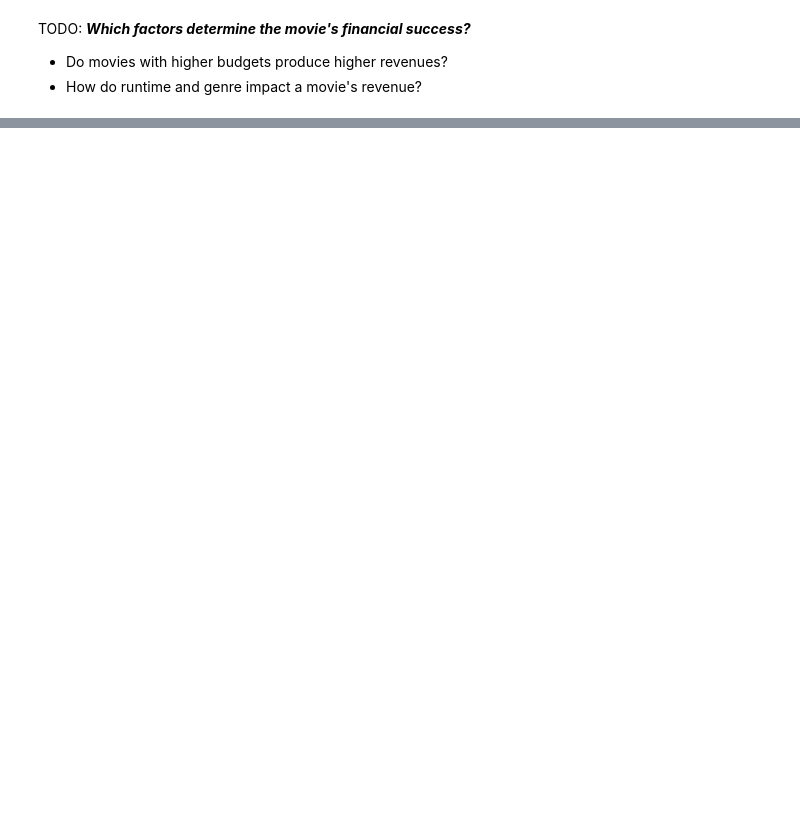
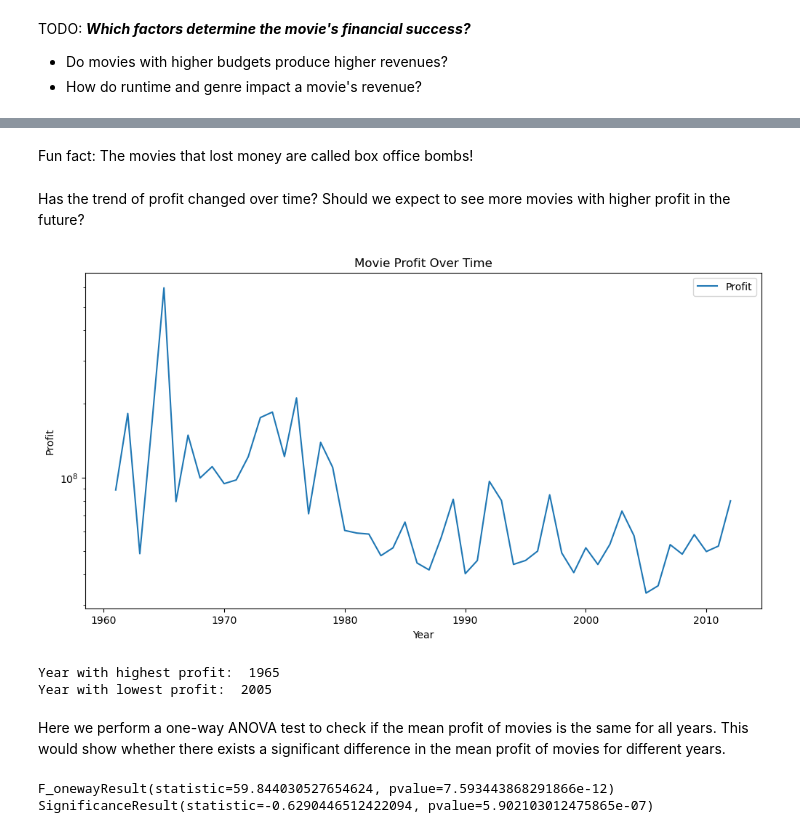
Before and after one commit to epfl-ada/ada-2023-project-fivefrenchspeakingpeoplenocap, a Jupyter notebook: p2_dataloading.ipynb, the cells around one changed output, grey strips where cells are left out. Drawn from its saved outputs; the diff is of its cells as text; code cells hidden in the pictures; blank space fills up the shorter version.

```diff
--- a/p2_dataloading.ipynb
+++ b/p2_dataloading.ipynb
@@ -676,0 +718,21 @@ TODO: ***Is there a correlation between cinema revenue growth and world economic
+# %%
+movies_merged["profit"] = (
+    movies_merged["revenue_adjusted"] - movies_merged["budget_adjusted"]
+)
+display(
+    movies_merged.sort_values(by=["profit"], ascending=False).head(5)[
+        ["title", "year", "profit"]
+    ]
+)
+print(
+    "Number of movies that made profit: ",
+    len(movies_merged[movies_merged["profit"] > 0]),
+)
+display(
+    movies_merged.sort_values(by=["profit"], ascending=True).head(5)[
+        ["title", "year", "profit"]
+    ]
+)
+print(
+    "Number of movies that made loss: ", len(movies_merged[movies_merged["profit"] < 0])
+)
@@ -676,0 +754,47 @@ TODO: ***Is there a correlation between cinema revenue growth and world economic
+# %% [markdown]
+Fun fact: The movies that lost money are called box office bombs!
+# %% [markdown]
+Has the trend of profit changed over time? Should we expect to see more movies with higher profit in the future?
+# %%
+# plot the profit of movies over time
+plt.figure(figsize=(12, 6))
+plt.plot(
+    movies_merged.groupby(pd.to_datetime(movies_merged["year"]))["profit"].mean(),
+    label="Profit",
+)
+plt.title("Movie Profit Over Time")
+plt.xlabel("Year")
+plt.yscale("log")
+plt.ylabel("Profit")
+plt.legend()
+plt.show()
+# %% [output]
+[figure, added]
+# %%
+# create a list storing the profit for each year
+profit_per_year = []
+for year in movies_merged["year"].unique():
+    profit_per_year.append(
+        movies_merged[movies_merged["year"] == year]["profit"].mean()
+    )
+
+# year with the highest and lowest profit
+print(
+    "Year with highest profit: ",
+    movies_merged["year"].unique()[np.argmax(profit_per_year)],
+)
+print(
+    "Year with lowest profit: ",
+    movies_merged["year"].unique()[np.argmin(profit_per_year)],
+)
+# %% [output]
+Year with highest profit:  1965
+Year with lowest profit:  2005
+# %% [markdown]
+Here we perform a one-way ANOVA test to check if the mean profit of movies is the same for all years. This would show whether there exists a significant difference in the mean profit of movies for different years.
+# %%
+print(stats.f_oneway(movies_merged["year"].unique(), profit_per_year))
+print(stats.spearmanr(movies_merged["year"].unique(), profit_per_year))
+# %% [output]
+F_onewayResult(statistic=59.844030527654624, pvalue=7.593443868291866e-12)
+SignificanceResult(statistic=-0.6290446512422094, pvalue=5.902103012475865e-07)
```
Also changed, not shown: parts of 16 cells of this notebook.
